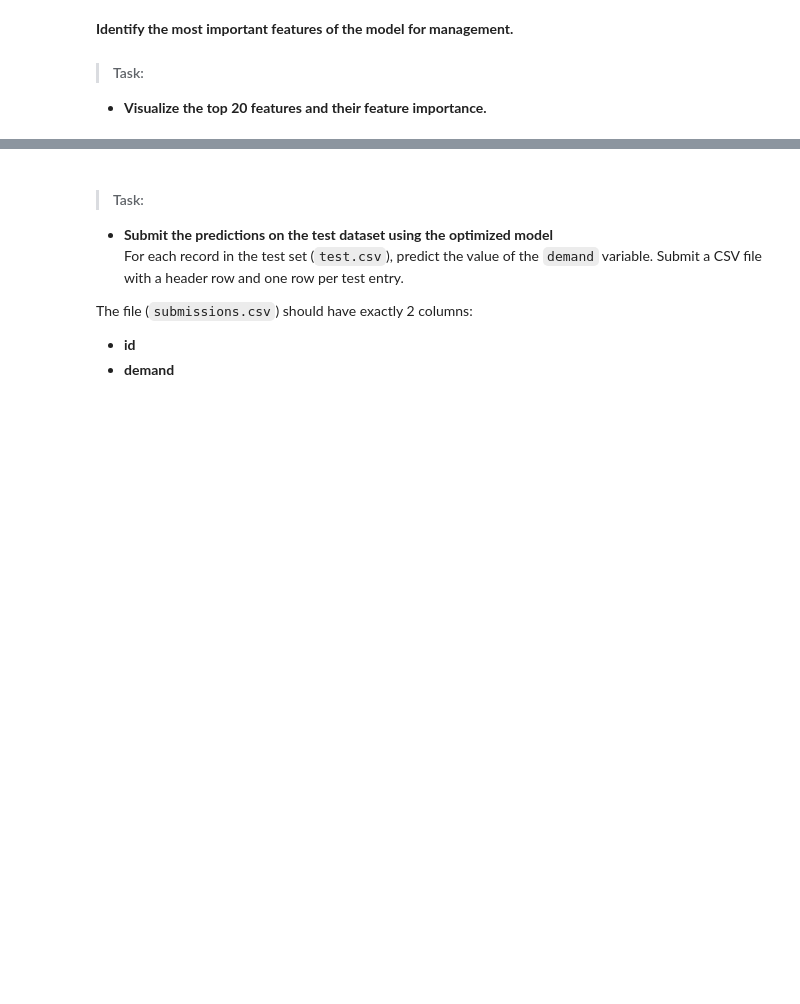
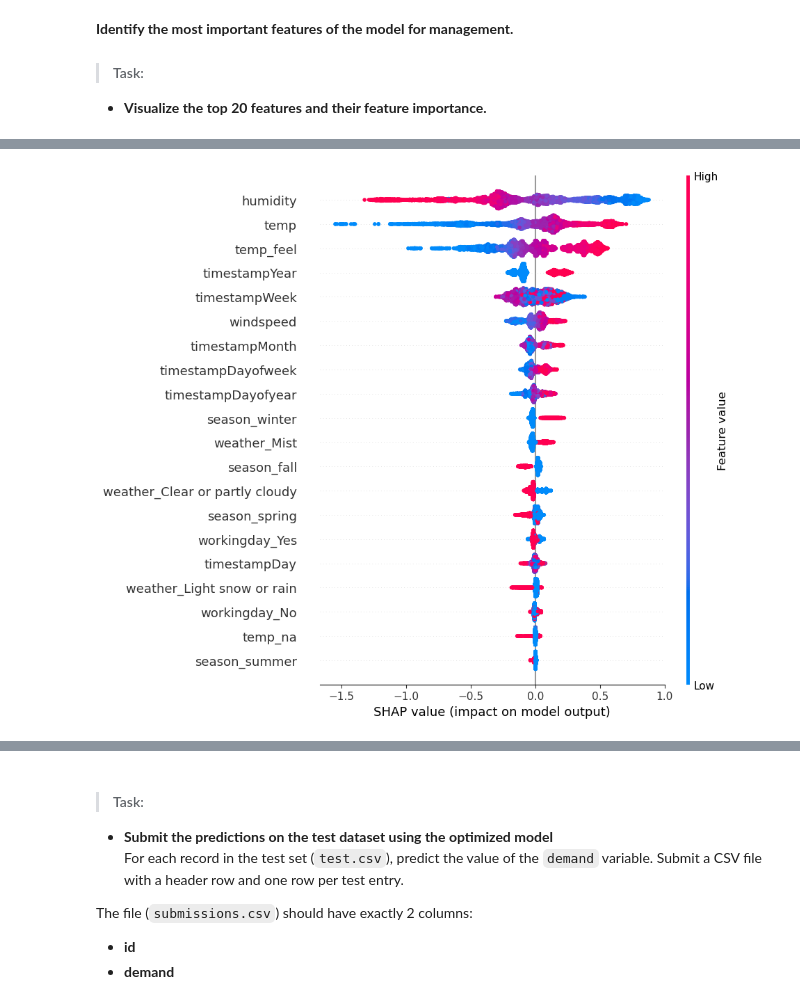
Before and after one commit to amrishan/bike-pred-lgbm, a Jupyter notebook: Questions.ipynb, the cells around one changed output, grey strips where cells are left out. Cells and saved outputs as stored; diff of their text form; code cells hidden in the pictures; blank space fills up the shorter version.

```diff
--- a/Questions.ipynb
+++ b/Questions.ipynb
@@ -125,0 +213,4 @@ test_data.head()
+# %%
+%%time
+X_train, y_train, nas_train = proc_df(X_train, 'demand', max_n_cat=6 )#, do_scale=True)
+#X_val, y_val, nas_val = proc_df(X_test', na_dict=nas_train, max_n_cat=6)
@@ -125,0 +224,9 @@ test_data.head()
+# %%
+lgb_reg = lgb.LGBMRegressor(objective='regression',num_leaves=5,
+                              learning_rate=0.05, n_estimators=720,
+                              max_bin = 55, bagging_fraction = 0.8,
+                              bagging_freq = 5, feature_fraction = 0.2319,
+                              feature_fraction_seed=9, bagging_seed=9,
+                              min_data_in_leaf =6, min_sum_hessian_in_leaf = 11)
+# %%
+lgb_reg.fit(X_train, y_train)
@@ -132,0 +294,6 @@ test_data.head()
+# %%
+shap_values = shap.TreeExplainer(lgb_reg).shap_values(X_train)
+# %%
+shap.summary_plot(shap_values, X_train)
+# %% [output]
+[figure, added]
```
Also changed, not shown: parts of 51 cells of this notebook, 2 other files.
